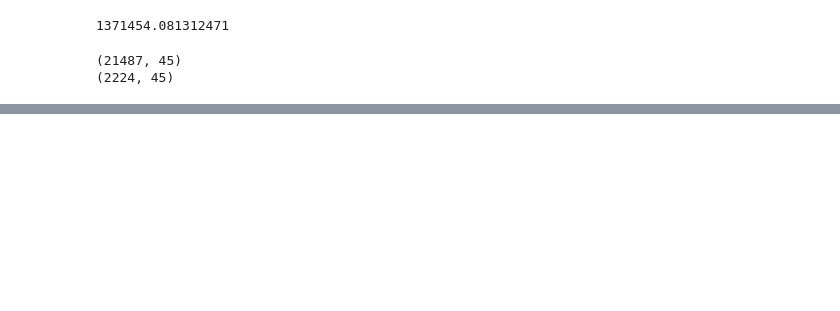
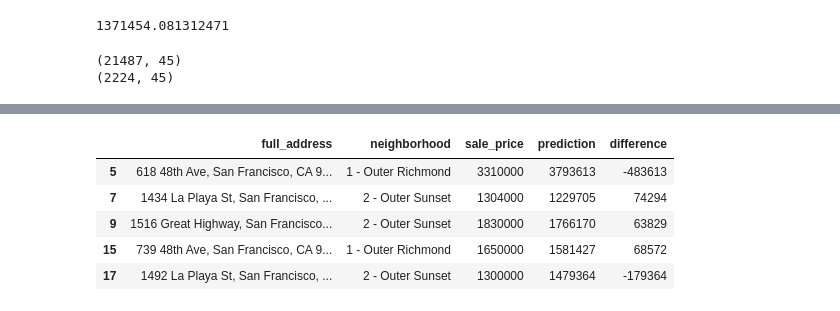
Before and after one commit to JimKing100/Jestimate, a Jupyter notebook: Main.ipynb, the cells around one changed output, grey strips where cells are left out. Saved outputs shown, nothing was run; the diff lists cells and outputs as text; code cells hidden in the pictures; blank space fills up the shorter version.

```diff
--- a/Main.ipynb
+++ b/Main.ipynb
@@ -296,0 +340,12 @@ final.head()
+# %%
+data = final[['full_address', 'neighborhood', 'sale_price', 'prediction', 'difference']]
+data = data.drop_duplicates()
+
+data.head()
+# %% [output]
+|  | full_address | neighborhood | sale_price | prediction | difference |
+| 5 | 618 48th Ave, San Francisco, CA 9... | 1 - Outer Richmond | 3310000 | 3793613 | -483613 |
+| 7 | 1434 La Playa St, San Francisco, ... | 2 - Outer Sunset | 1304000 | 1229705 | 74294 |
+| 9 | 1516 Great Highway, San Francisco... | 2 - Outer Sunset | 1830000 | 1766170 | 63829 |
+| 15 | 739 48th Ave, San Francisco, CA 9... | 1 - Outer Richmond | 1650000 | 1581427 | 68572 |
+| 17 | 1492 La Playa St, San Francisco, ... | 2 - Outer Sunset | 1300000 | 1479364 | -179364 |
```
Also changed, not shown: parts of 9 cells of this notebook.
